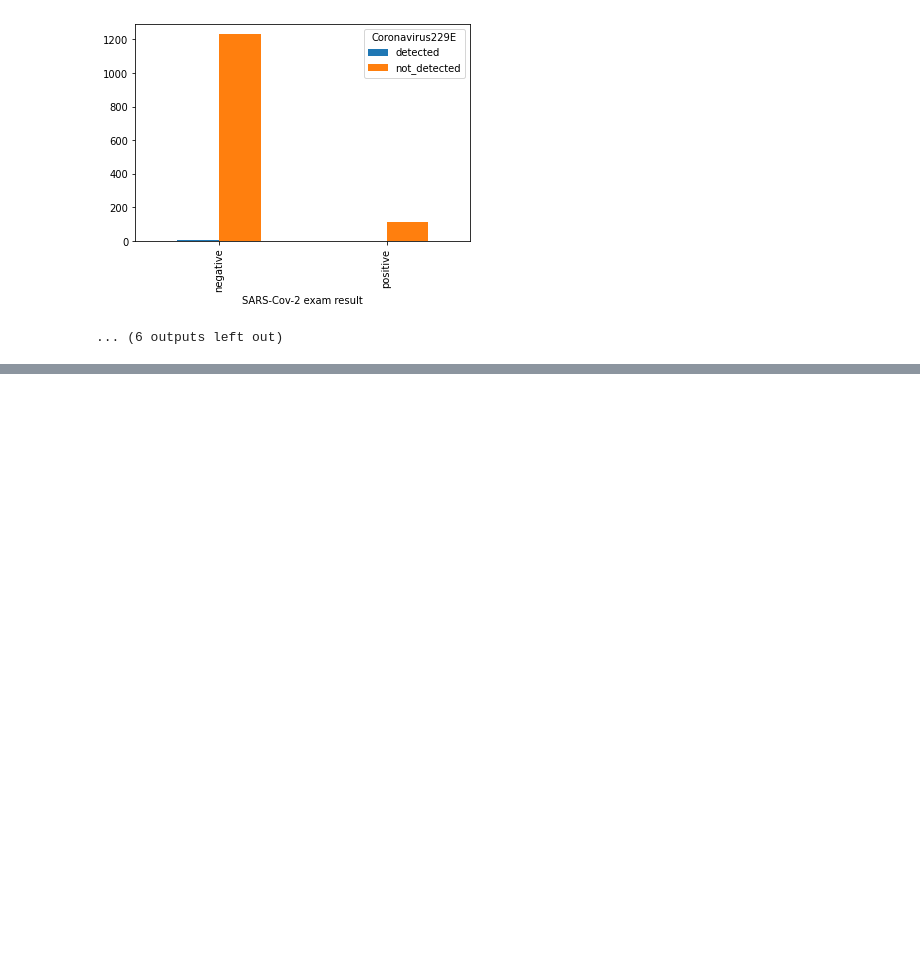
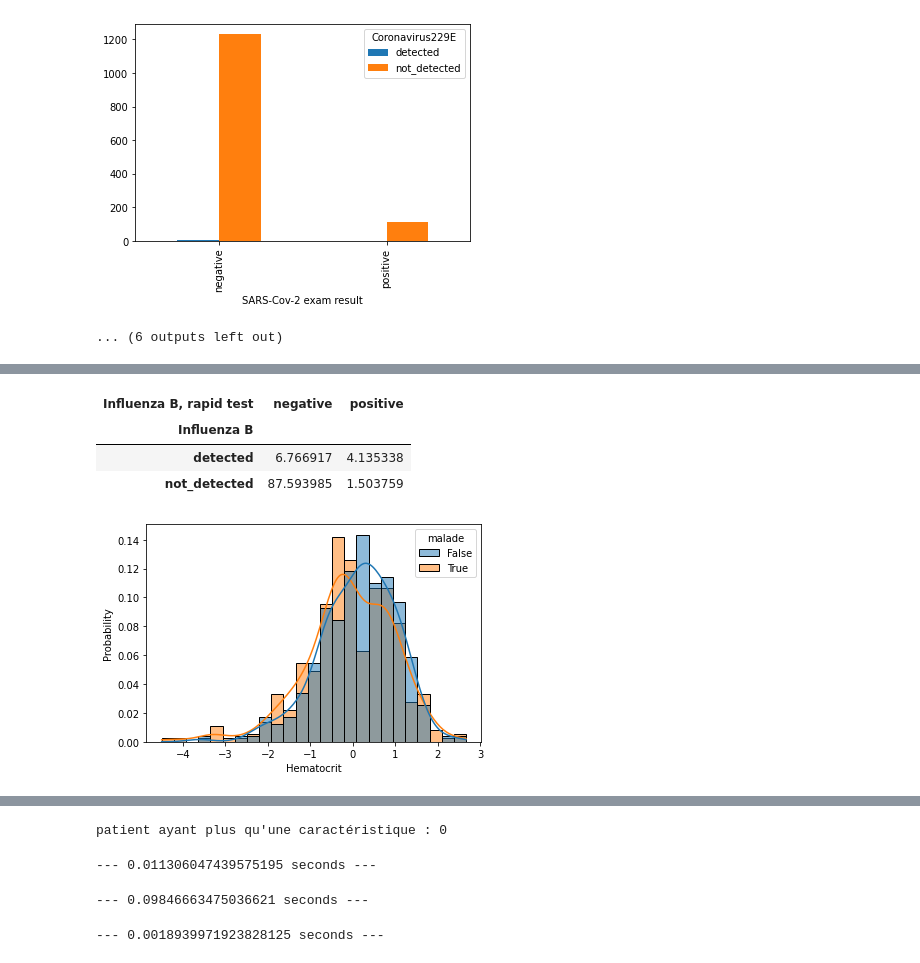
Before and after one commit to christian235711/covid, a Jupyter notebook: code_covid.ipynb, the cells around one changed output, grey strips where cells are left out. Drawn from its saved outputs; the diff is of its cells as text; code cells hidden in the pictures; blank space fills up the shorter version.

```diff
--- a/code_covid.ipynb
+++ b/code_covid.ipynb
@@ -662,0 +672,17 @@ data.dropna(how='all').shape
+# %%
+pd.crosstab(data['Influenza B'], data['Influenza B, rapid test'], normalize = True)*100
+# %% [output]
+| Influenza B, rapid test | negative | positive |
+| Influenza B |  |  |
+| detected | 6.766917 | 4.135338 |
+| not_detected | 87.593985 | 1.503759 |
+# %%
+# création d'une nouvelle variable "maladie"
+
+data['malade'] = ((data[maladie_col].iloc[:,0:16]=='not_detected').sum(axis=1)>0)
+# %%
+for i in sang_col:
+  plt.figure()
+  sns.histplot(data = data,x= i , hue= "malade",stat='probability', kde=True, common_norm=False  )
+# %% [output]
+[figure, added]
@@ -662,0 +702,59 @@ data.dropna(how='all').shape
+# %%
+# création d'une nouvelle variable hospitalisation et une fonction hospi pour la créer
+# tout d'abord, il faut vérifier s'il y a d'erreur dans les trois variables.
+print("patient ayant plus qu'une caractéristique : " +str((data.iloc[:,2:5].sum(axis=1) >1).sum() ))
+# %% [output]
+patient ayant plus qu'une caractéristique : 0
+# %%
+# première version
+start_time = time.time()
+
+test = data['SARS-Cov-2 exam result'].copy()
+
+test[ data["Patient addmited to regular ward (1=yes, 0=no)"]==1 ] ='surveillance'
+test[ data["Patient addmited to semi-intensive unit (1=yes, 0=no)"]==1 ] ='soins semi-intensives'
+test[ data["Patient addmited to intensive care unit (1=yes, 0=no)"]==1 ] ='soins intensives'
+test[(test != 'surveillance') & (test != 'soins intensives') & (test != 'soins semi-intensives')] = 'non admis'
+print("--- %s seconds ---" % (time.time() - start_time))
+# %% [output]
+--- 0.011306047439575195 seconds ---
+# %%
+# seconde version
+start_time =time.time()
+
+def hospit(data):
+  if data["Patient addmited to regular ward (1=yes, 0=no)"]==1:
+    return 'surveillance'
+  elif data["Patient addmited to semi-intensive unit (1=yes, 0=no)"]==1:
+    return 'soins semi-intensives'
+  elif data["Patient addmited to intensive care unit (1=yes, 0=no)"]==1:
+    return 'soins intensives'
+  else:
+    return 'non admis'
+
+start_time =time.time()
+
+data['statut'] = data.iloc[:,2:5].apply(hospit, axis=1)
+print("--- %s seconds ---" % (time.time() - start_time))
+# %% [output]
+--- 0.09846663475036621 seconds ---
+# %%
+# trosième version
+start_time =time.time()
+
+def hospit_2(x):
+  for i in range(5644) :
+    if x.loc[i,"Patient addmited to regular ward (1=yes, 0=no)"]==1:
+      test_2[i] = 'surveillance'
+    elif x.loc[i,"Patient addmited to semi-intensive unit (1=yes, 0=no)"]==1:
+      test_2[i] = 'soins semi-intensives'
+    elif x.loc[i,"Patient addmited to intensive care unit (1=yes, 0=no)"]==1:
+      test_2[i] = 'soins intensives'
+    else:
+      return 'non admis'
+
+test_2 = data['SARS-Cov-2 exam result'].copy()
+test_2 = hospit_2(data.iloc[:,2:5])
+print("--- %s seconds ---" % (time.time() - start_time))
+# %% [output]
+--- 0.0018939971923828125 seconds ---
```
Also changed, not shown: parts of 25 cells of this notebook.
